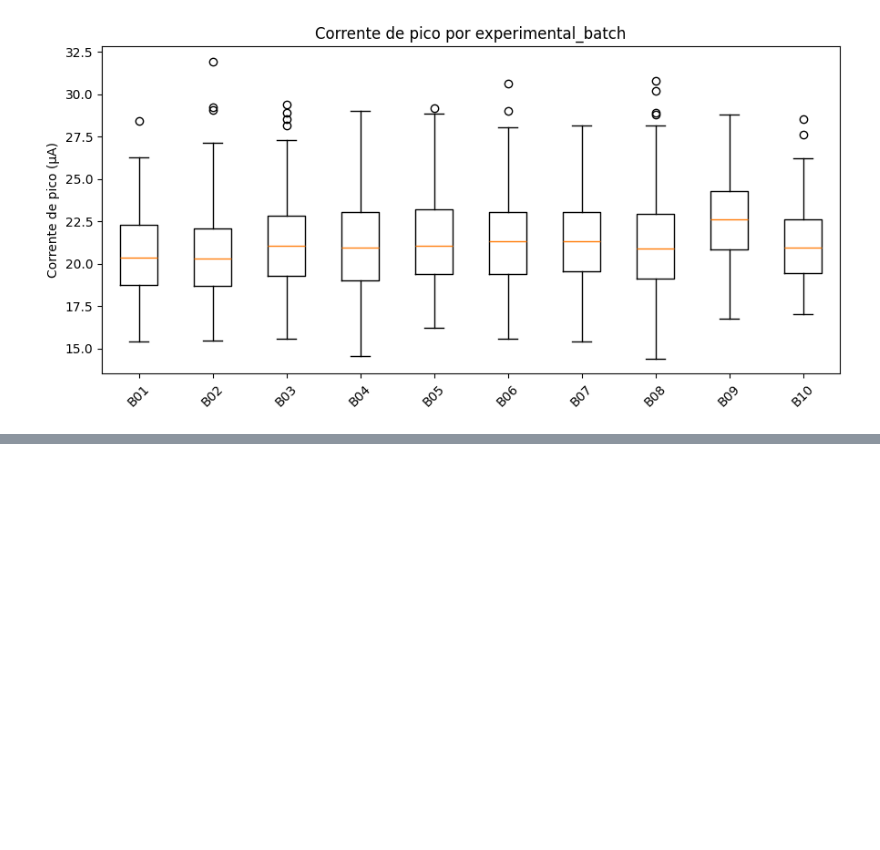
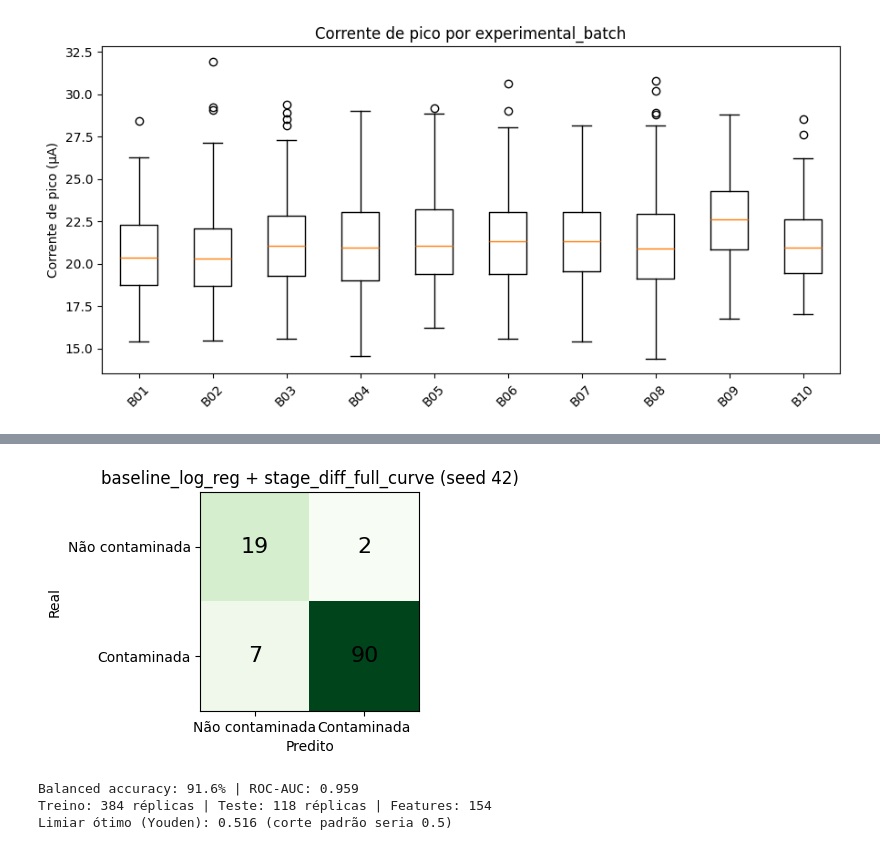
Before and after one commit to brunoribas68/bolsa_fiep_-RP_20061, a Jupyter notebook: case_biossensor.ipynb, the cells around one changed output, grey strips where cells are left out. Saved outputs shown, nothing was run; the diff lists cells and outputs as text; code cells hidden in the pictures; blank space fills up the shorter version.

```diff
--- a/src/case_biossensor.ipynb
+++ b/case_biossensor.ipynb
@@ -407,0 +437,9 @@ for col in ["sensor_lot", "experimental_batch"]:
+# %%
+import sys
+sys.path.insert(0, "src")
+from advanced_modeling import build_stage_diff_dataset, run_multiseed_comparison, summarize, detailed_report_best_config
+
+stage_dataset = build_stage_diff_dataset(measurements, keep_flags=("PASS",))
+print(f"Dataset por amostra+replicata: {len(stage_dataset)} linhas "
+      f"(de até {measurements.groupby(['sample_id','replicate_id']).ngroups} réplicas possíveis)")
+stage_dataset.head(3)
@@ -407,0 +458,7 @@ for col in ["sensor_lot", "experimental_batch"]:
+# %%
+seeds = list(range(10))
+results_summary = []
+for fs in ["stage_diff_summary", "stage_diff_full_curve"]:
+    results_summary.append(run_multiseed_comparison(stage_dataset, fs, seeds))
+comparison = summarize(pd.concat(results_summary, ignore_index=True))
+comparison[["feature_set","model","balanced_accuracy_mean","balanced_accuracy_std","roc_auc_mean","sensitivity_mean","specificity_mean","n_seeds"]]
@@ -407,0 +518,25 @@ for col in ["sensor_lot", "experimental_batch"]:
+# %%
+best_row = comparison.iloc[0]
+detail = detailed_report_best_config(stage_dataset, best_row["feature_set"], best_row["model"], seed=42)
+
+cm = np.array(detail["confusion_matrix_default"])
+fig, ax = plt.subplots(figsize=(4, 4))
+ax.imshow(cm, cmap="Greens")
+for i in range(2):
+    for j in range(2):
+        ax.text(j, i, cm[i, j], ha="center", va="center", fontsize=16)
+ax.set_xticks([0, 1]); ax.set_xticklabels(["Não contaminada", "Contaminada"])
+ax.set_yticks([0, 1]); ax.set_yticklabels(["Não contaminada", "Contaminada"])
+ax.set_xlabel("Predito"); ax.set_ylabel("Real")
+ax.set_title(f"{detail['model']} + {detail['feature_set']} (seed 42)")
+plt.tight_layout()
+plt.show()
+
+print(f"Balanced accuracy: {detail['balanced_accuracy_default']:.1%} | ROC-AUC: {detail['roc_auc']:.3f}")
+print(f"Treino: {detail['n_train']} réplicas | Teste: {detail['n_test']} réplicas | Features: {detail['n_features']}")
+print(f"Limiar ótimo (Youden): {detail['threshold_opt']:.3f} (corte padrão seria 0.5)")
+# %% [output]
+[figure, added]
+Balanced accuracy: 91.6% | ROC-AUC: 0.959
+Treino: 384 réplicas | Teste: 118 réplicas | Features: 154
+Limiar ótimo (Youden): 0.516 (corte padrão seria 0.5)
```
Also changed, not shown: parts of 14 cells of this notebook, 5 other files.
